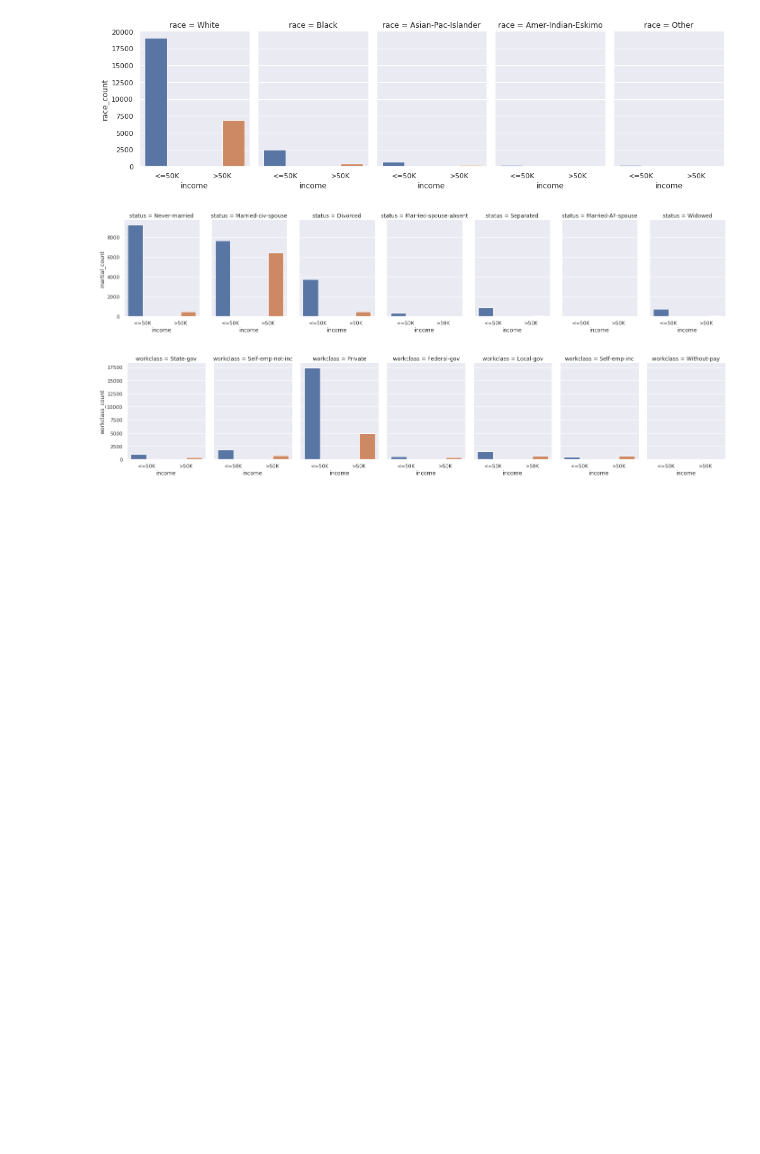
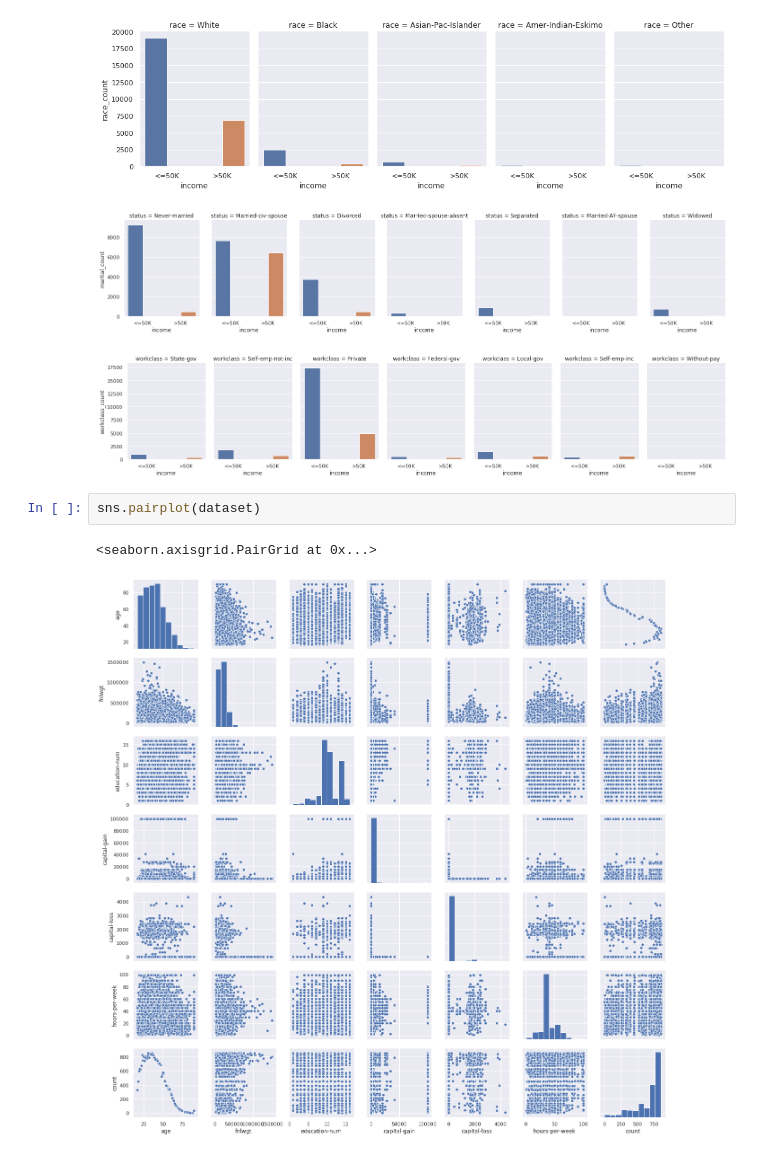
Before and after one commit to sprifti/Income-classification, a Jupyter notebook: dataset.ipynb, the cells around one changed output. Saved outputs shown, nothing was run; the diff lists cells and outputs as text; blank space fills up the shorter version.

```diff
--- a/dataset.ipynb
+++ b/dataset.ipynb
@@ -210,3 +210,8 @@ ax = sns.catplot(x="income", y="workclass_count",
 [figure]
 [figure]
 [figure]
+# %%
+sns.pairplot(dataset)
+# %% [output]
+<seaborn.axisgrid.PairGrid at 0x...>
+[figure, added]
```
Also changed, not shown: parts of 2 cells of this notebook.
